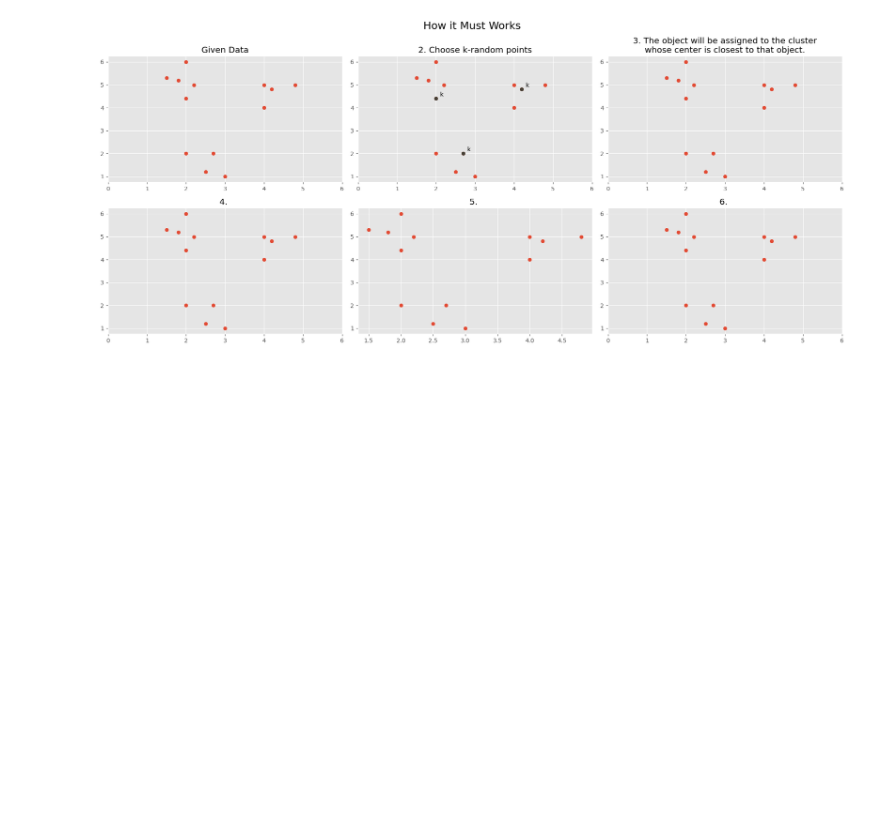
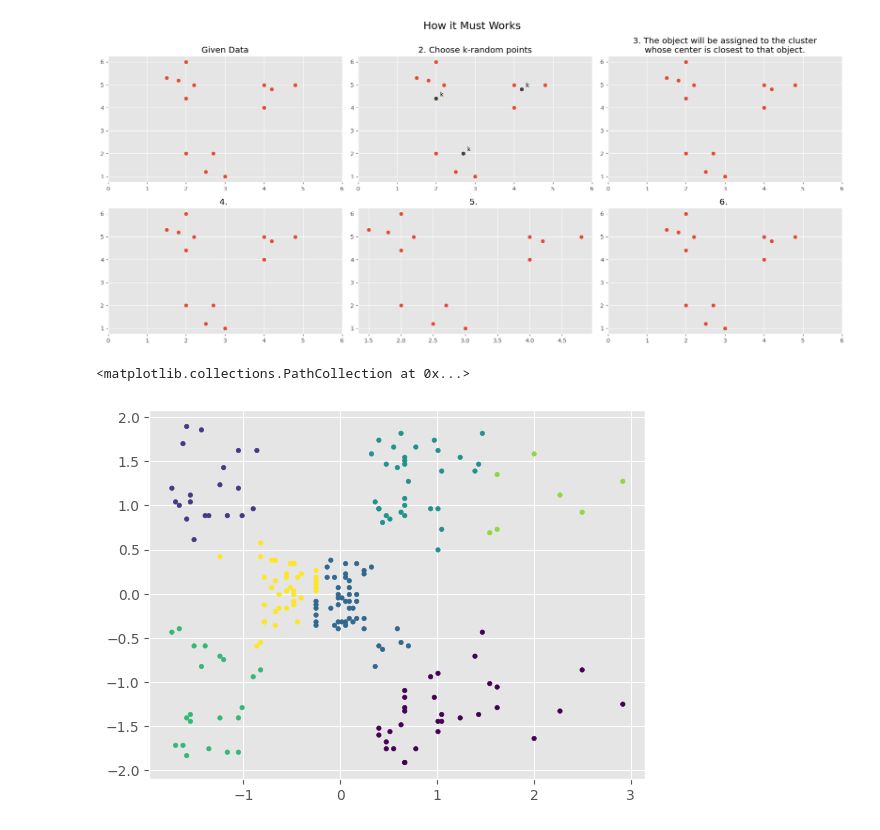
Before and after one commit to fadeeva/nakedML, a Jupyter notebook: MLnotes/004_Clustering.ipynb, the cells around one changed output. Drawn from its saved outputs; the diff is of its cells as text; code cells hidden in the pictures; blank space fills up the shorter version.

Commit message:
kmeans

```diff
--- a/MLnotes/004_Clustering.ipynb
+++ b/MLnotes/004_Clustering.ipynb
@@ -771,3 +772,13 @@ fig.suptitle('How it Must Works', fontsize=18)
 plt.tight_layout()
 # %% [output]
 [figure]
+# %%
+data_scaled = get_scaled_data(df)
+
+kmeans = KMeans(n_clusters=7)
+kmeans.fit(data_scaled)
+
+plt.scatter(data_scaled[cols[0]], data_scaled[cols[1]], c=kmeans.labels_, s=10)
+# %% [output]
+<matplotlib.collections.PathCollection at 0x...>
+[figure, added]
```
Also changed, not shown: parts of 4 cells of this notebook.
